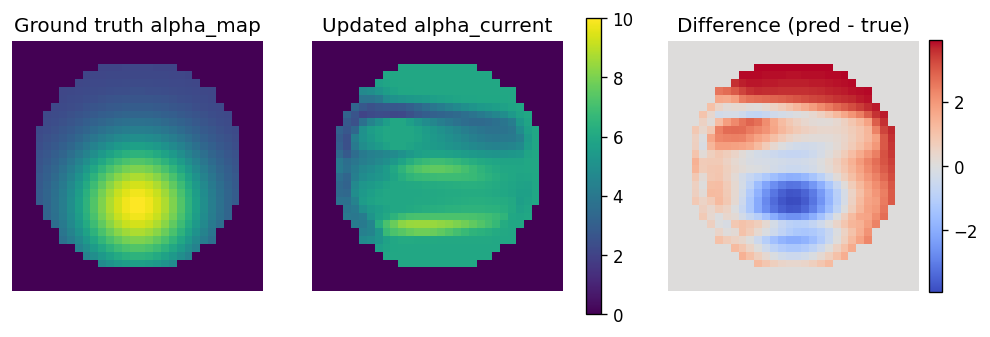
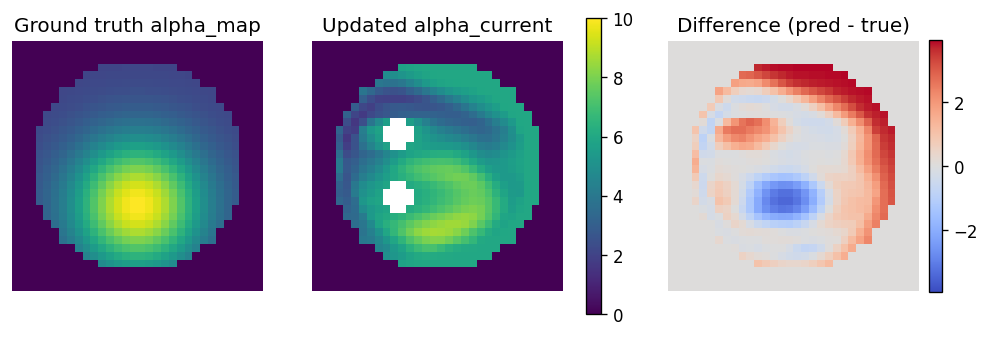
Unified diff of the notebook cell whose output changed from the first chart to the second:
--- before
+++ after
@@ -5,4 +5,5 @@
 gt_slice = volume_slicer(np.asarray(alpha_map) * brain_mask, "coronal", slice_idx)
 pred_slice = volume_slicer(np.asarray(alpha_current) * brain_mask, "coronal", slice_idx)
+seed_slice = volume_slicer(seed_mask, "coronal", slice_idx).astype(bool)
 err_slice = pred_slice - gt_slice
 
@@ -14,9 +15,11 @@
 axes[0].axis("off")
 
-im1 = axes[1].imshow(pred_slice, cmap="viridis", interpolation="nearest", vmin=vmin, vmax=vmax)
+pred_slice_masked = np.ma.masked_where(seed_slice, pred_slice)
+diff_vmax = float(np.max(np.abs(err_slice)))
+im1 = axes[1].imshow(pred_slice_masked, cmap="viridis", interpolation="nearest", vmin=vmin, vmax=vmax)
 axes[1].set_title("Updated alpha_current")
 axes[1].axis("off")
 
-im2 = axes[2].imshow(err_slice, cmap="coolwarm", interpolation="nearest")
+im2 = axes[2].imshow(err_slice, cmap="coolwarm", interpolation="nearest", vmin=-diff_vmax, vmax=diff_vmax)
 axes[2].set_title("Difference (pred - true)")
 axes[2].axis("off")
@@ -55,4 +58,5 @@
 vmin_mid = float(np.min(x2))
 vmax_mid = float(np.max(x2))
+diff_mid_vmax = float(np.max(np.abs(diff_mid_slice)))
 
 im0 = axes[0].imshow(gt_mid_slice, cmap="viridis", interpolation="nearest", vmin=vmin_mid, vmax=vmax_mid)
@@ -64,5 +68,5 @@
 axes[1].axis("off")
 
-im2 = axes[2].imshow(diff_mid_slice, cmap="coolwarm", interpolation="nearest")
+im2 = axes[2].imshow(diff_mid_slice, cmap="coolwarm", interpolation="nearest", vmin=-diff_mid_vmax, vmax=diff_mid_vmax)
 axes[2].set_title("Difference (pred - true)")
 axes[2].axis("off")

Commit: Modify an example